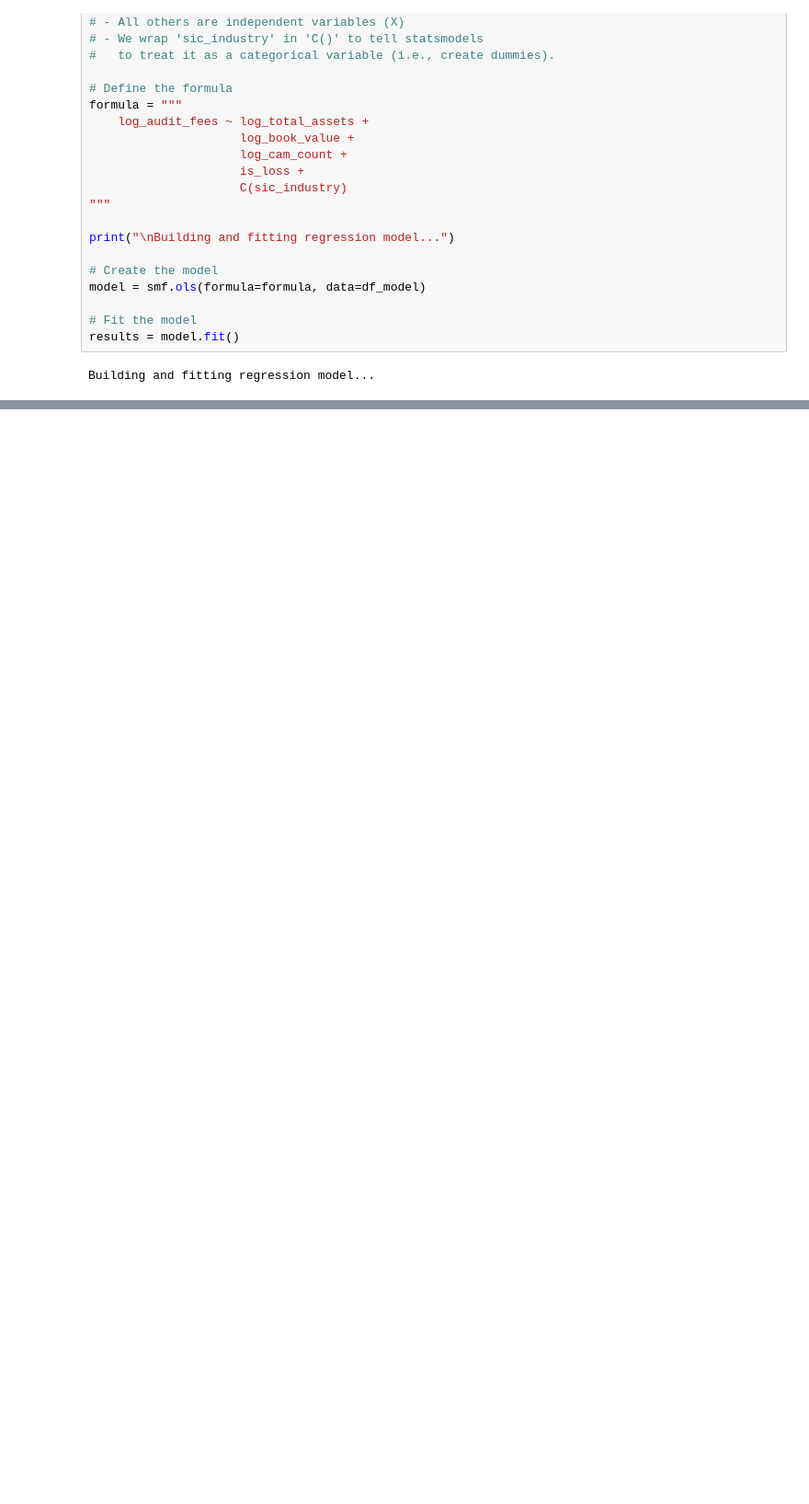
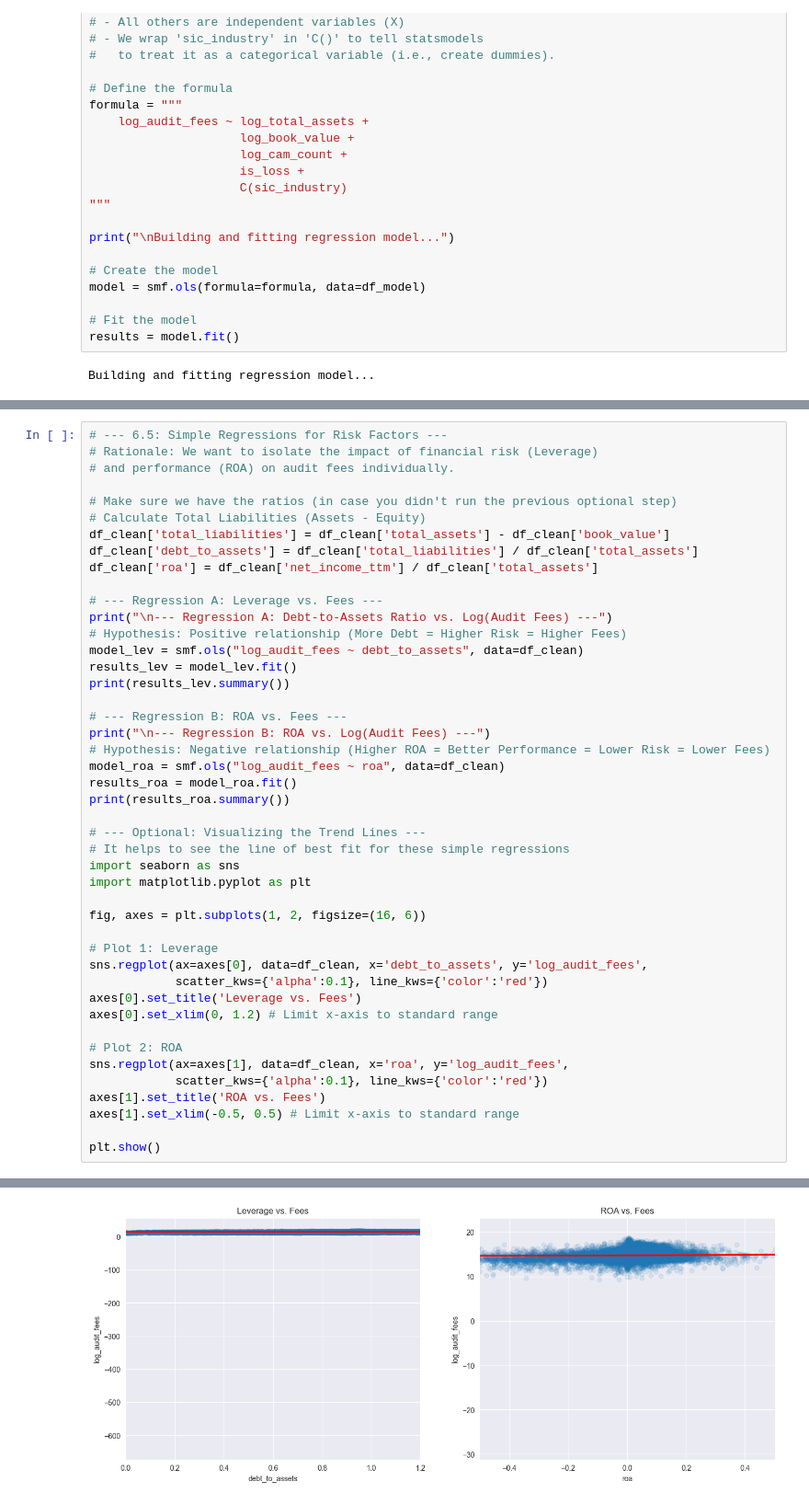
Before and after one commit to johnpatrickcampbell/ac_547_final_project_1_audit_fees, a Jupyter notebook: stage_one/stage_one_notebook_w_gemini_partner.ipynb, the cells around one changed output, grey strips where cells are left out. Shown: that part at 92% size. Cells and saved outputs as stored; diff of their text form; blank space fills up the shorter version.

```diff
--- a/stage_one/stage_one_notebook_w_gemini_partner.ipynb
+++ b/stage_one/stage_one_notebook_w_gemini_partner.ipynb
@@ -805,0 +893,46 @@ strong multicollinearity or other numerical problems.
+# %%
+# --- 6.5: Simple Regressions for Risk Factors ---
+# Rationale: We want to isolate the impact of financial risk (Leverage)
+# and performance (ROA) on audit fees individually.
+
+# Make sure we have the ratios (in case you didn't run the previous optional step)
+# Calculate Total Liabilities (Assets - Equity)
+df_clean['total_liabilities'] = df_clean['total_assets'] - df_clean['book_value']
+df_clean['debt_to_assets'] = df_clean['total_liabilities'] / df_clean['total_assets']
+df_clean['roa'] = df_clean['net_income_ttm'] / df_clean['total_assets']
+
+# --- Regression A: Leverage vs. Fees ---
+print("\n--- Regression A: Debt-to-Assets Ratio vs. Log(Audit Fees) ---")
+# Hypothesis: Positive relationship (More Debt = Higher Risk = Higher Fees)
+model_lev = smf.ols("log_audit_fees ~ debt_to_assets", data=df_clean)
+results_lev = model_lev.fit()
+print(results_lev.summary())
+
+# --- Regression B: ROA vs. Fees ---
+print("\n--- Regression B: ROA vs. Log(Audit Fees) ---")
+# Hypothesis: Negative relationship (Higher ROA = Better Performance = Lower Risk = Lower Fees)
+model_roa = smf.ols("log_audit_fees ~ roa", data=df_clean)
+results_roa = model_roa.fit()
+print(results_roa.summary())
+
+# --- Optional: Visualizing the Trend Lines ---
+# It helps to see the line of best fit for these simple regressions
+import seaborn as sns
+import matplotlib.pyplot as plt
+
+fig, axes = plt.subplots(1, 2, figsize=(16, 6))
+
+# Plot 1: Leverage
+sns.regplot(ax=axes[0], data=df_clean, x='debt_to_assets', y='log_audit_fees',
+            scatter_kws={'alpha':0.1}, line_kws={'color':'red'})
+axes[0].set_title('Leverage vs. Fees')
+axes[0].set_xlim(0, 1.2) # Limit x-axis to standard range
+
+# Plot 2: ROA
+sns.regplot(ax=axes[1], data=df_clean, x='roa', y='log_audit_fees',
+            scatter_kws={'alpha':0.1}, line_kws={'color':'red'})
+axes[1].set_title('ROA vs. Fees')
+axes[1].set_xlim(-0.5, 0.5) # Limit x-axis to standard range
+
+plt.show()
+# %% [output]
@@ -805,0 +956 @@ strong multicollinearity or other numerical problems.
+[figure, added]
```
Also changed, not shown: parts of 5 cells of this notebook, 35 other files.
